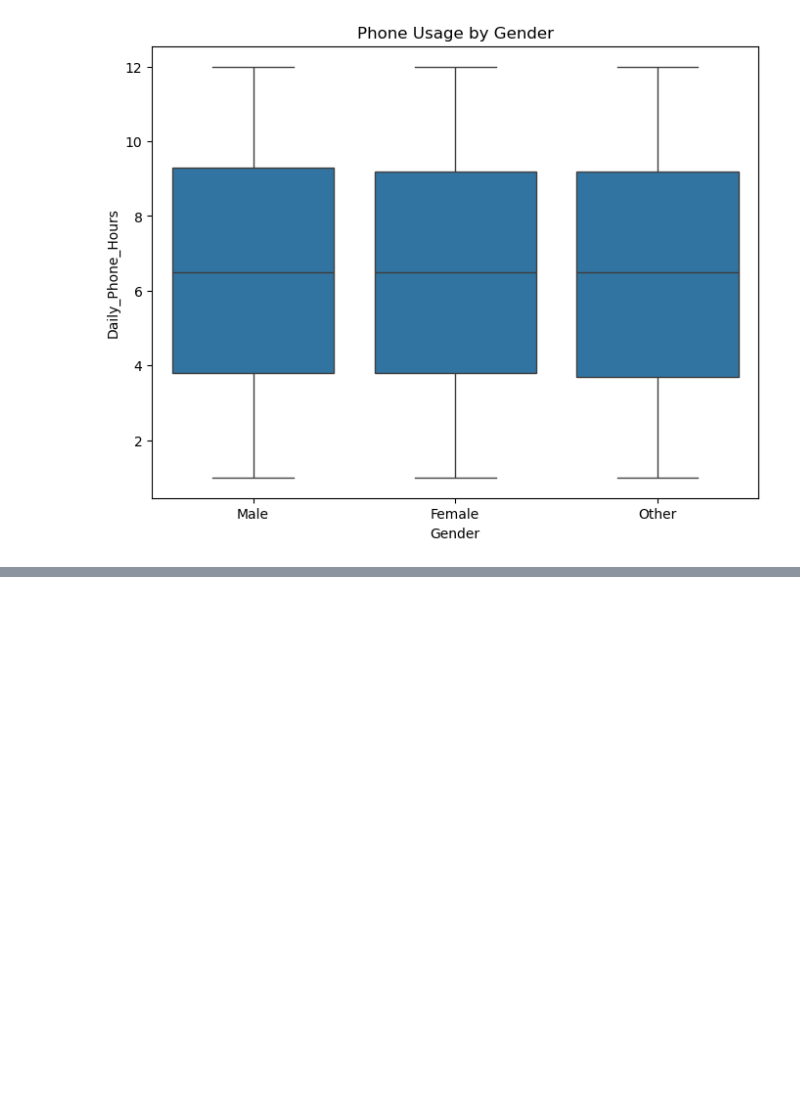
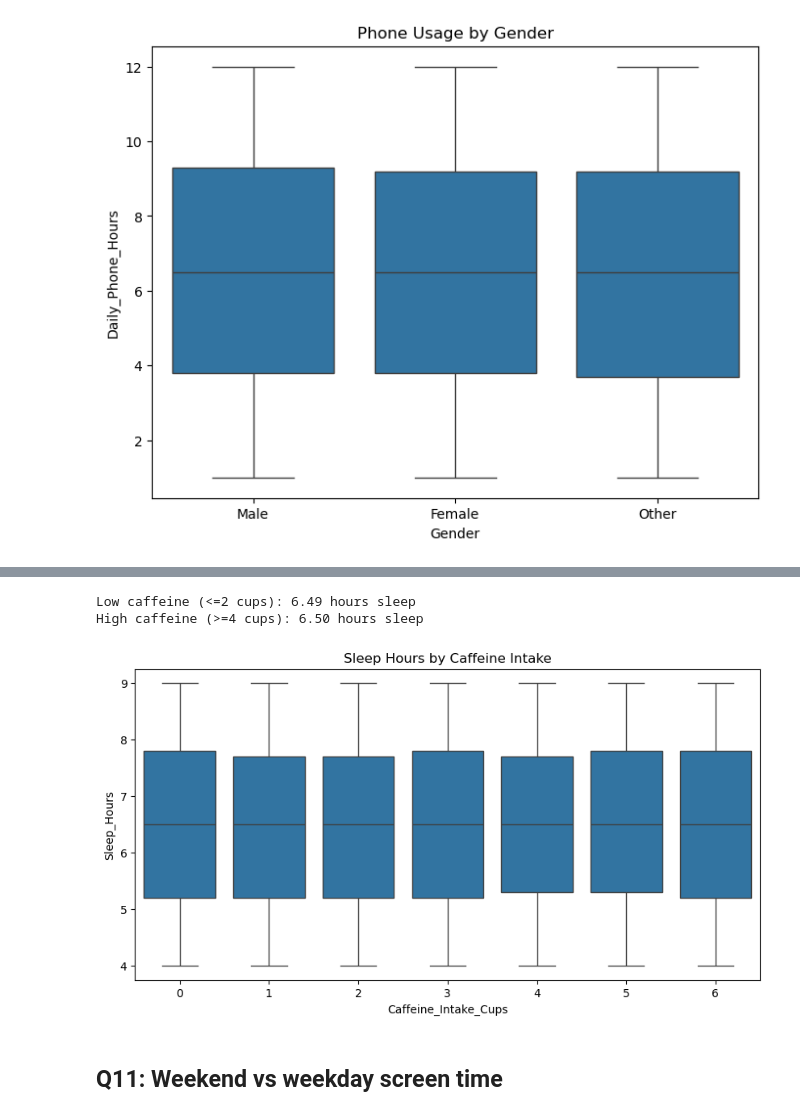
Before and after one commit to geff-ghost/screenTimeSleep, a Jupyter notebook: Smartphone_Usage_Statistics.ipynb, the cells around one changed output, grey strips where cells are left out. Drawn from its saved outputs; the diff is of its cells as text; code cells hidden in the pictures; blank space fills up the shorter version.

```diff
--- a/Smartphone_Usage_Statistics.ipynb
+++ b/Smartphone_Usage_Statistics.ipynb
@@ -285,0 +372,19 @@ plt.title('Phone Usage by Gender');
+# %%
+# Compare sleep hours by caffein intake
+low_caffein = smartphone_df[smartphone_df['Caffeine_Intake_Cups'] <= 2]['Sleep_Hours'].mean()
+high_caffein = smartphone_df[smartphone_df['Caffeine_Intake_Cups'] >= 4]['Sleep_Hours'].mean()
+
+print(f"Low caffeine (<=2 cups): {low_caffein:.2f} hours sleep")
+print(f"High caffeine (>=4 cups): {high_caffein:.2f} hours sleep")
+# %% [output]
+Low caffeine (<=2 cups): 6.49 hours sleep
+High caffeine (>=4 cups): 6.50 hours sleep
+# %%
+# Visualize
+plt.figure(figsize=(10,5))
+sns.boxplot(x='Caffeine_Intake_Cups', y='Sleep_Hours', data=smartphone_df)
+plt.title('Sleep Hours by Caffeine Intake');
+# %% [output]
+[figure, added]
+# %% [markdown]
+## Q11: Weekend vs weekday screen time
```
Also changed, not shown: parts of 40 cells of this notebook.
